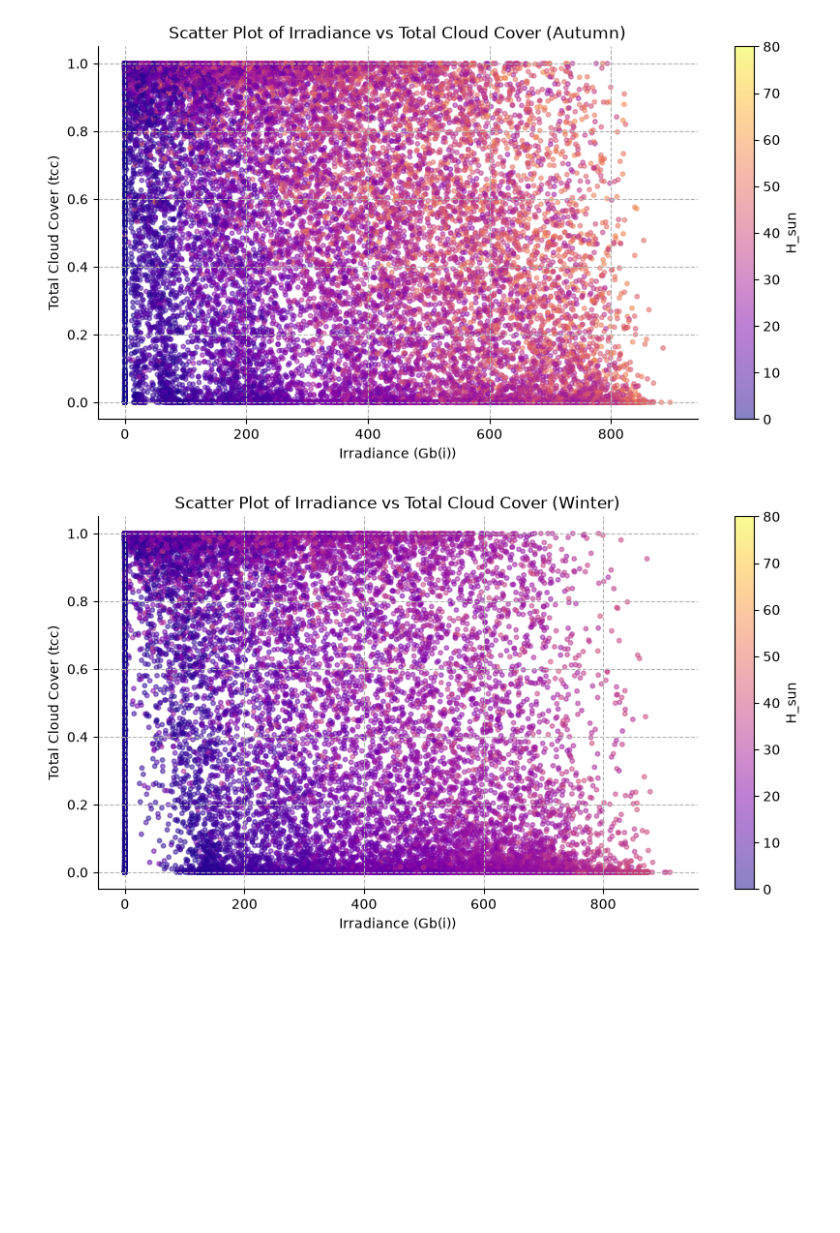
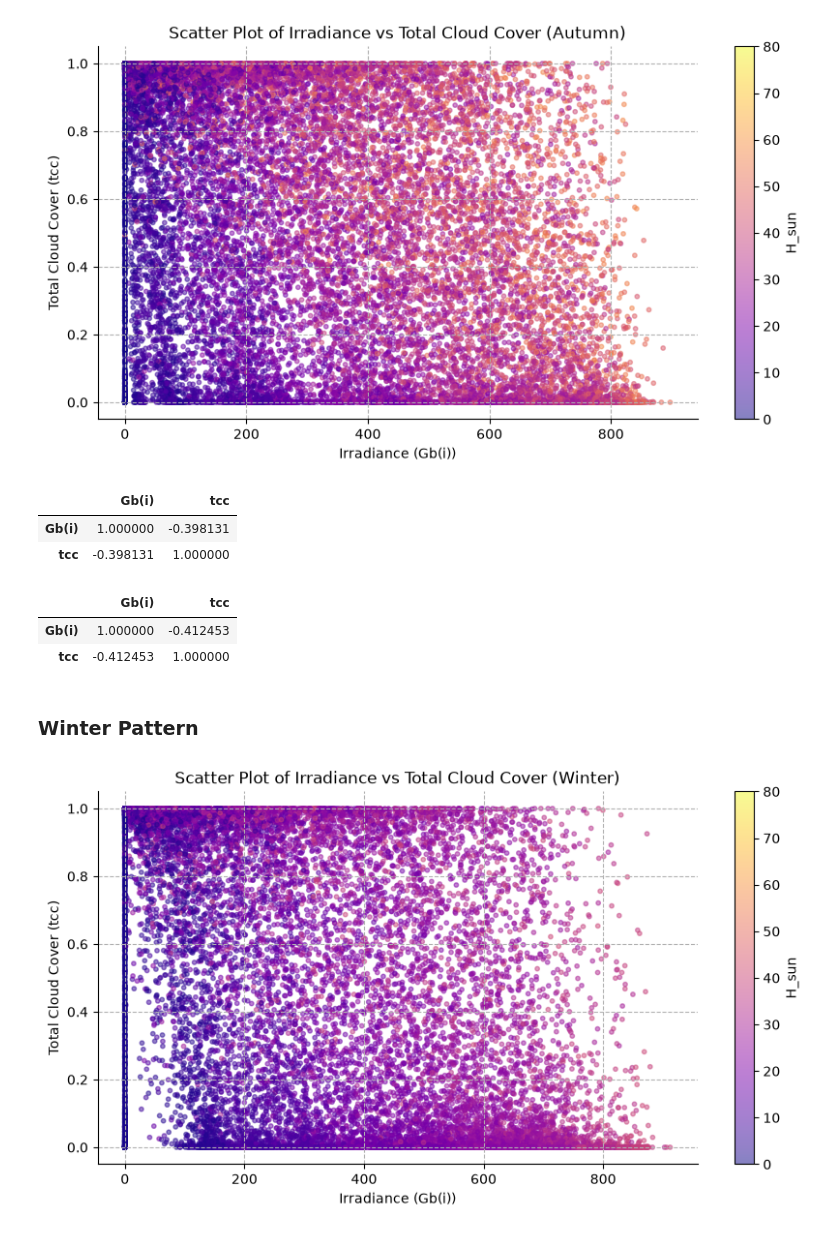
Before and after one commit to codingisads/solar-energy-forecast, a Jupyter notebook: notebooks/03_eda.ipynb, the cells around one changed output. Cells and saved outputs as stored; diff of their text form; code cells hidden in the pictures; blank space fills up the shorter version.

```diff
--- a/notebooks/03_eda.ipynb
+++ b/notebooks/03_eda.ipynb
@@ -97,6 +124,22 @@ It is also evident that the curve compresses during autumn and winter (as the da
 scatter_tcc_gbi_by_season(seasonal_data, 'Gb(i)','Irradiance','tcc','Total Cloud Cover', 'Autumn')
 # %% [output]
 [figure]
+# %%
+pearson_corr_autumn_data = seasonal_data[(seasonal_data['season'] == 'Autumn') & (seasonal_data['H_sun'] > 0)][['Gb(i)', 'tcc']].corr('pearson')
+pearson_corr_autumn_data
+# %% [output]
+|  | Gb(i) | tcc |
+| Gb(i) | 1.000000 | -0.398131 |
+| tcc | -0.398131 | 1.000000 |
+# %%
+spearman_corr_autumn_data = seasonal_data[(seasonal_data['season'] == 'Autumn') & (seasonal_data['H_sun'] > 0)][['Gb(i)', 'tcc']].corr('spearman')
+spearman_corr_autumn_data
+# %% [output]
+|  | Gb(i) | tcc |
+| Gb(i) | 1.000000 | -0.412453 |
+| tcc | -0.412453 | 1.000000 |
+# %% [markdown]
+### Winter Pattern
 # %%
 scatter_tcc_gbi_by_season(seasonal_data, 'Gb(i)','Irradiance','tcc','Total Cloud Cover', 'Winter')
 # %% [output]
```
Also changed, not shown: parts of 25 cells of this notebook, 2 other files.
